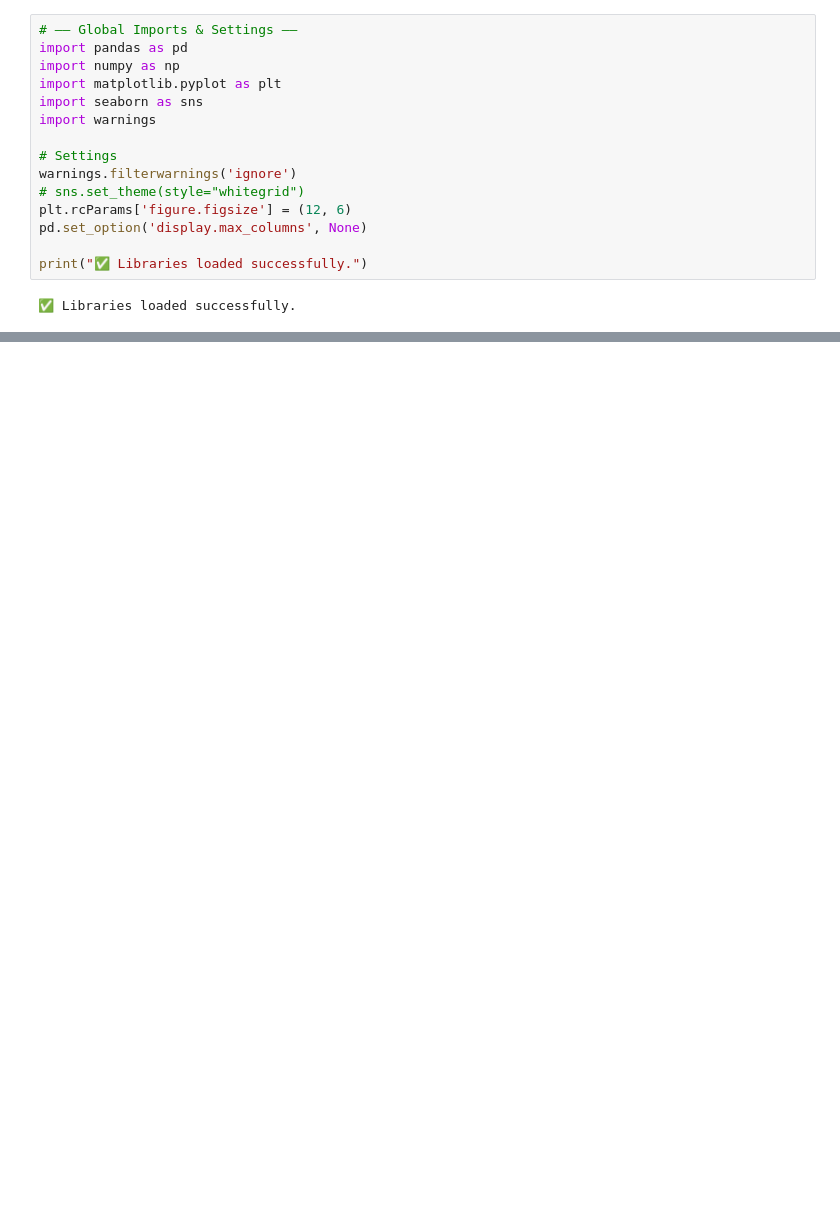
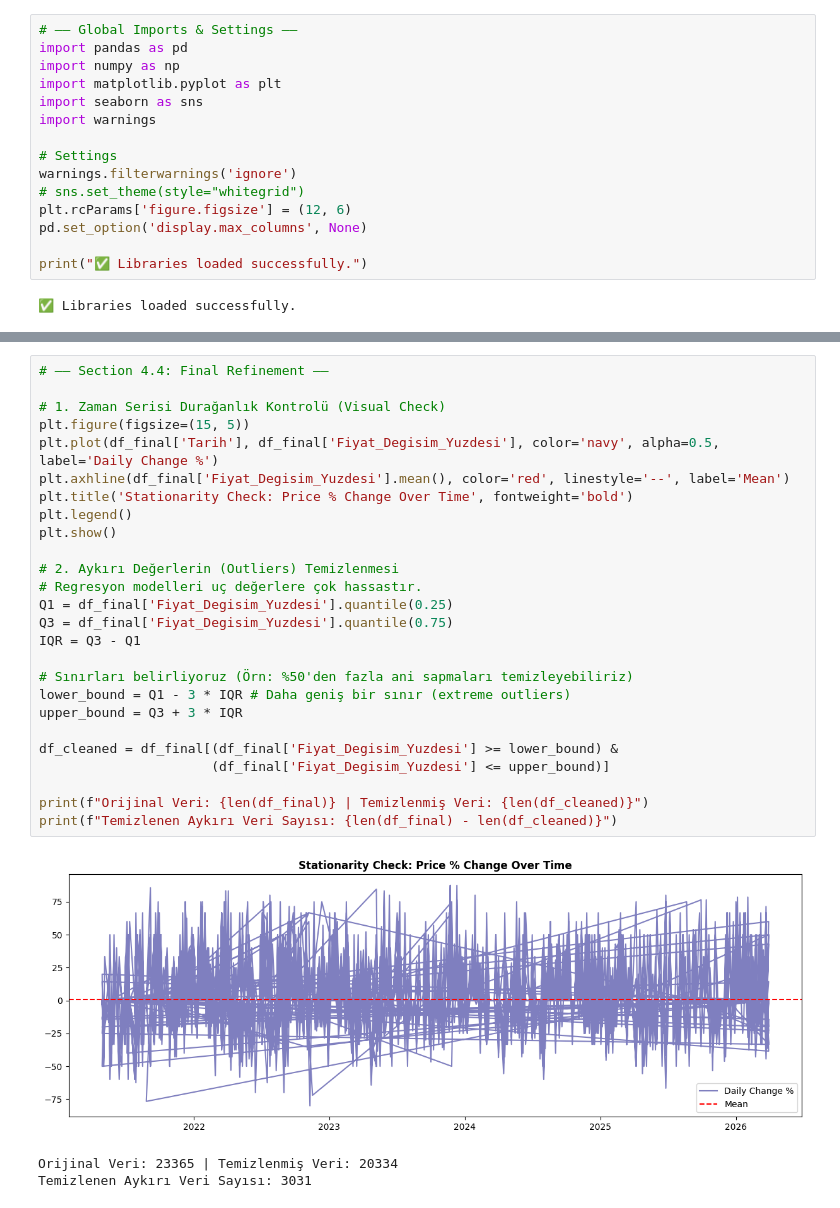
Before and after one commit to ismethakanaydogmus/konya-agriculture-price-predictor, a Jupyter notebook: Konya_Agriculture_EDA_and_Modeling.ipynb, the cells around one changed output, grey strips where cells are left out. Drawn from its saved outputs; the diff is of its cells as text; blank space fills up the shorter version.

```diff
--- a/Konya_Agriculture_EDA_and_Modeling.ipynb
+++ b/Konya_Agriculture_EDA_and_Modeling.ipynb
@@ -599,0 +245,30 @@ To improve the prediction of extreme market shocks, future iterations of this pr
+# %%
+# —— Section 4.4: Final Refinement ——
+
+# 1. Zaman Serisi Durağanlık Kontrolü (Visual Check)
+plt.figure(figsize=(15, 5))
+plt.plot(df_final['Tarih'], df_final['Fiyat_Degisim_Yuzdesi'], color='navy', alpha=0.5, label='Daily Change %')
+plt.axhline(df_final['Fiyat_Degisim_Yuzdesi'].mean(), color='red', linestyle='--', label='Mean')
+plt.title('Stationarity Check: Price % Change Over Time', fontweight='bold')
+plt.legend()
+plt.show()
+
+# 2. Aykırı Değerlerin (Outliers) Temizlenmesi
+# Regresyon modelleri uç değerlere çok hassastır.
+Q1 = df_final['Fiyat_Degisim_Yuzdesi'].quantile(0.25)
+Q3 = df_final['Fiyat_Degisim_Yuzdesi'].quantile(0.75)
+IQR = Q3 - Q1
+
+# Sınırları belirliyoruz (Örn: %50'den fazla ani sapmaları temizleyebiliriz)
+lower_bound = Q1 - 3 * IQR # Daha geniş bir sınır (extreme outliers)
+upper_bound = Q3 + 3 * IQR
+
+df_cleaned = df_final[(df_final['Fiyat_Degisim_Yuzdesi'] >= lower_bound) &
+                      (df_final['Fiyat_Degisim_Yuzdesi'] <= upper_bound)]
+
+print(f"Orijinal Veri: {len(df_final)} | Temizlenmiş Veri: {len(df_cleaned)}")
+print(f"Temizlenen Aykırı Veri Sayısı: {len(df_final) - len(df_cleaned)}")
+# %% [output]
+[figure, added]
+Orijinal Veri: 23365 | Temizlenmiş Veri: 20334
+Temizlenen Aykırı Veri Sayısı: 3031
```
Also changed, not shown: parts of 37 cells of this notebook.
